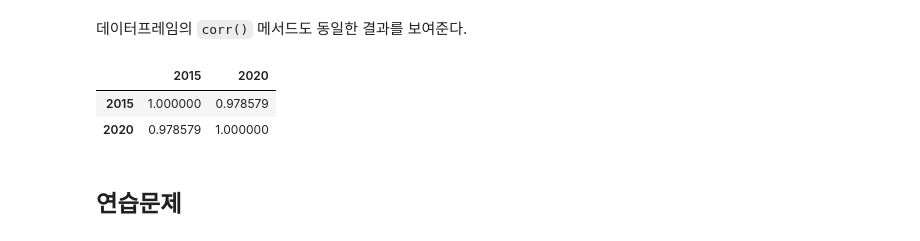
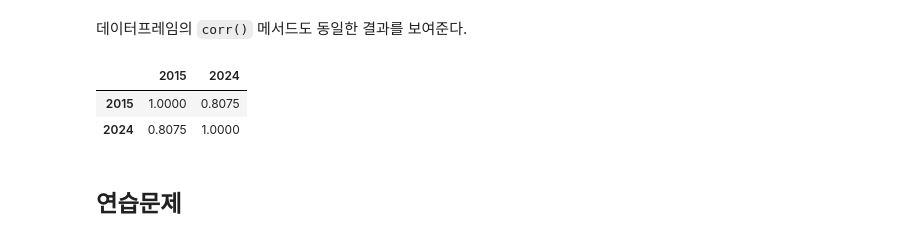
Before and after one commit to codingalzi/code-workout-datasci, a Jupyter notebook: linear_correlation.ipynb, the cells around one changed output. Cells and saved outputs as stored; diff of their text form; code cells hidden in the pictures.

```diff
--- a/linear_correlation.ipynb
+++ b/linear_correlation.ipynb
@@ -48,4 +68,4 @@ data_url = 'https://raw.githubusercontent.com/codingalzi/statsRev/refs/heads/mas
 # %%
-gdpPerCapita_2015_2020 = pd.read_csv(data_url + "gdpPerCapita_2015_2020.csv", index_col='Country')
-gdpPerCapita_2015_2020
+life_satisfaction = pd.read_csv(data_url + "life_satisfaction_2015_2024.csv", index_col='Country')
+life_satisfaction
 # %% [output]
@@ -240,11 +264,11 @@ array([[1.      , 0.978579],
 # %% [markdown]
 데이터프레임의 `corr()` 메서드도 동일한 결과를 보여준다.
 # %%
-gdpPerCapita_2015_2020.corr()
+life_satisfaction.corr()
 # %% [output]
-|  | 2015 | 2020 |
-| 2015 | 1.000000 | 0.978579 |
-| 2020 | 0.978579 | 1.000000 |
+|  | 2015 | 2024 |
+| 2015 | 1.0000 | 0.8075 |
+| 2024 | 0.8075 | 1.0000 |
 # %% [markdown]
 ## 연습문제
 # %% [markdown]
```
Also changed, not shown: parts of 25 cells of this notebook, 3 other files.
